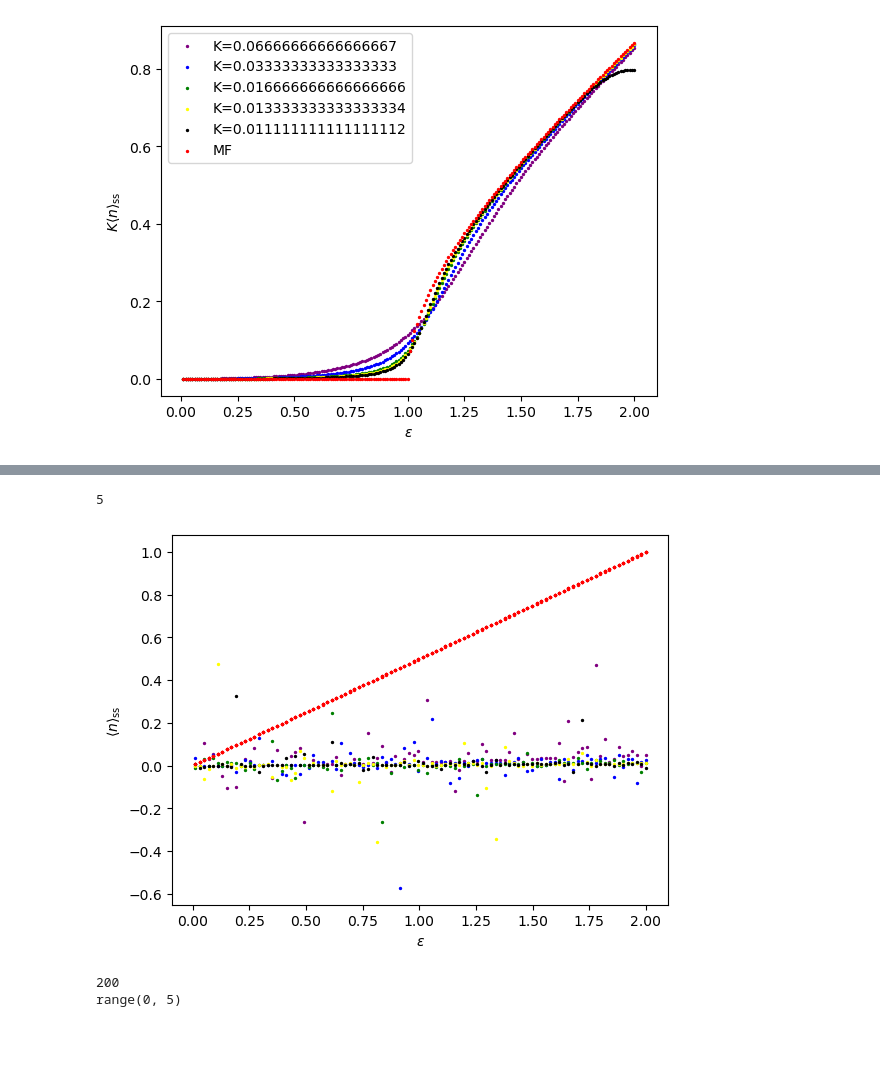
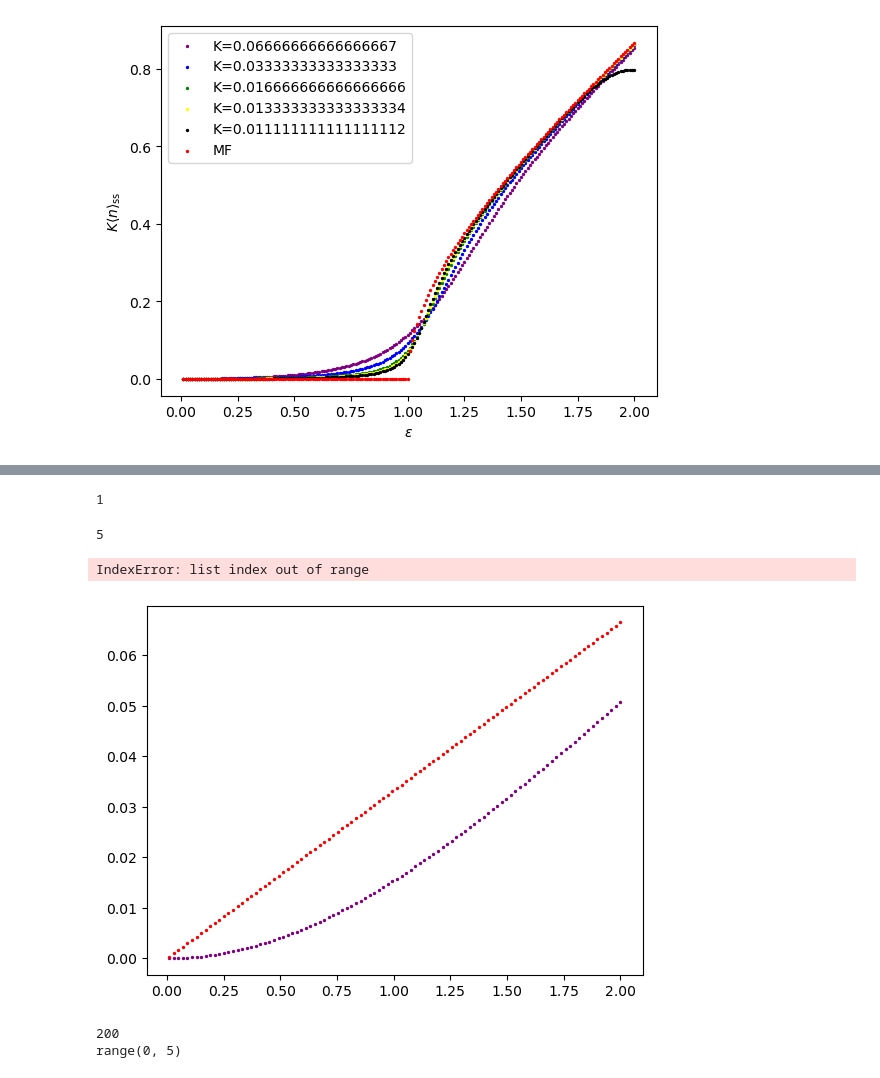
Before and after one commit to Art-999/QMPhysics, a Jupyter notebook: KerrOscilator/KerrOscilator.ipynb, the cells around one changed output, grey strips where cells are left out. Drawn from its saved outputs; the diff is of its cells as text; code cells hidden in the pictures; blank space fills up the shorter version.

```diff
--- a/KerrOscilator/KerrOscilator.ipynb
+++ b/KerrOscilator/KerrOscilator.ipynb
@@ -34,7 +34,7 @@ from mpl_toolkits.axes_grid1.inset_locator import inset_axes, mark_inset
 from scipy.integrate import odeint
 # %%
 
-def Kerr_system(N, Delta, K, Epsilon, Jump_ops):
+def Kerr_system(N, Delta, K, Epsilon):
     a = destroy(N)
     """
 Esta función toma:
@@ -78,7 +78,7 @@ def Kerr_Diag(N, Delta, K, Epsilon, Jump_ops):
         Eigenvalores del sistema.
     '''
 
-    H = Kerr_system(N, Delta, K, Epsilon, Jump_ops)
+    H = Kerr_system(N, Delta, K, Epsilon)
     L = liouvillian(H, Jump_ops)
     eigs = L.eigenenergies()
 
@@ -100,7 +100,7 @@ def Kerr_evo(N, Delta, K, Epsilon, Jump_ops, Expected_ops):
         Evolución del valor de expectacion de los Expect_ops
     '''
     t = linspace(0,10, 100) # 100 pasos de tiempo entre 0 - 10
-    H = Kerr_system(N, Delta, K, Epsilon, Jump_ops)
+    H = Kerr_system(N, Delta, K, Epsilon)
 
     init_rho = coherent(N, 1)
     evo = mesolve(H, init_rho, t, Jump_ops, Expect_ops)
@@ -138,7 +136,7 @@ for K in K_list:
 
     for e in epsi_list:
 
-        H = Kerr_system(N, Delta, K, e, Loss_1photo)
+        H = Kerr_system(N, Delta, K, e)
         rho_ss = steadystate(H, Loss_1photo)
 
         n_ss = expect(n, rho_ss)
@@ -146,6 +144,6 @@ for K in K_list:
         n_values.append(n_ss)
 
     n_1values.append(np.array(n_values))
-# print(n_1values)
+print(n_1values)
 print('-----------------------------------Finished------------------------------------')
 # %% [output]
@@ -219,32 +314,39 @@ print('-----------------------------------Finished------------------------------
+# %%
+
+print(len(n_2values))
+# %% [output]
+1
 # %%
 #---------- Mean Field -------------
 n_mf = []
 for k in K_list:
     mf = []
     for e in epsi_list:
 
         r = e**2/(k**2 + g**2)
         n_mfx = 0.5 * np.sqrt(r)
         mf.append(n_mfx)
     n_mf.append(np.array(mf))
 print(len(n_mf))
 
 """
 Para la grafica en el eje x seria mi epsi_list y el eje y es K*n_2values
 """
 colors = ['purple', 'blue', 'green', 'yellow', 'black']
 
 for i, K in enumerate(K_list):
     plt.scatter(epsi_list , K*n_2values[i], c = colors[i], s = 2, label=f"K={K}" )
-    plt.scatter(epsi_list, n_mf[i], c = 'red', s= 2, label = f'MF (K={K})')
+    plt.scatter(epsi_list, K*n_mf[i], c = 'red', s= 2)
 plt.xlabel(r"$\epsilon$")
 plt.ylabel(r"$\langle n\rangle_{\rm ss}$")
-
+plt.legend()
 plt.savefig('n_vs_epsilon_2ph1.pdf')
+plt.grid(0.5)
 plt.show()
 # %% [output]
 5
+IndexError: list index out of range
-[figure, old version]
+[figure, new version]
 # %%
 print(len(n_1values[0]))
 print(range(len(K_list)))
```
Also changed, not shown: parts of 5 cells of this notebook, 12 other files.
